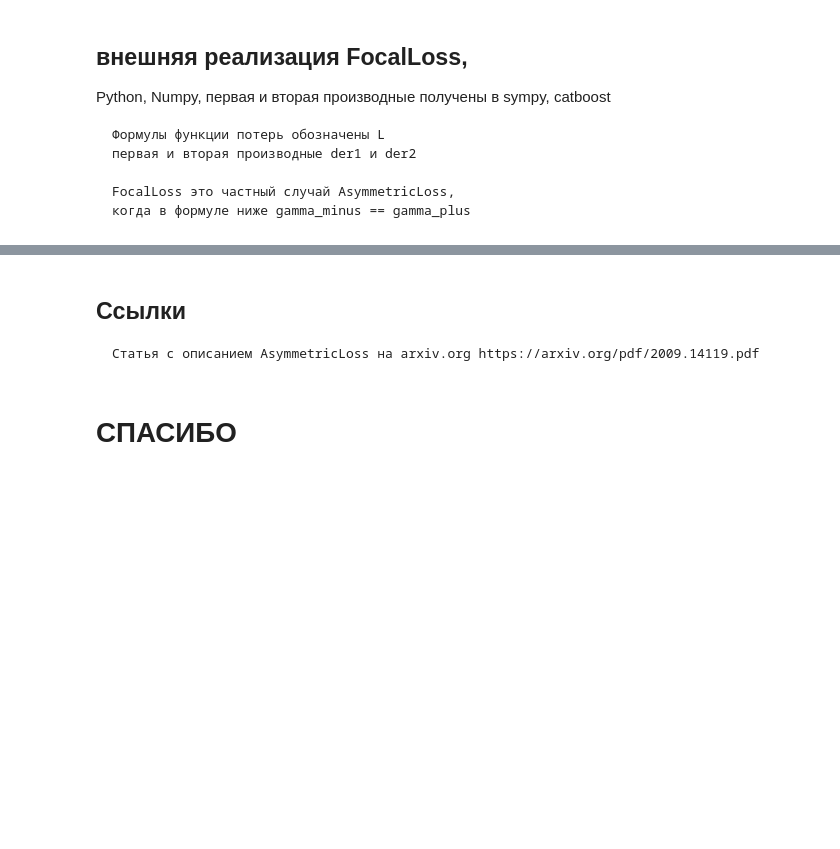
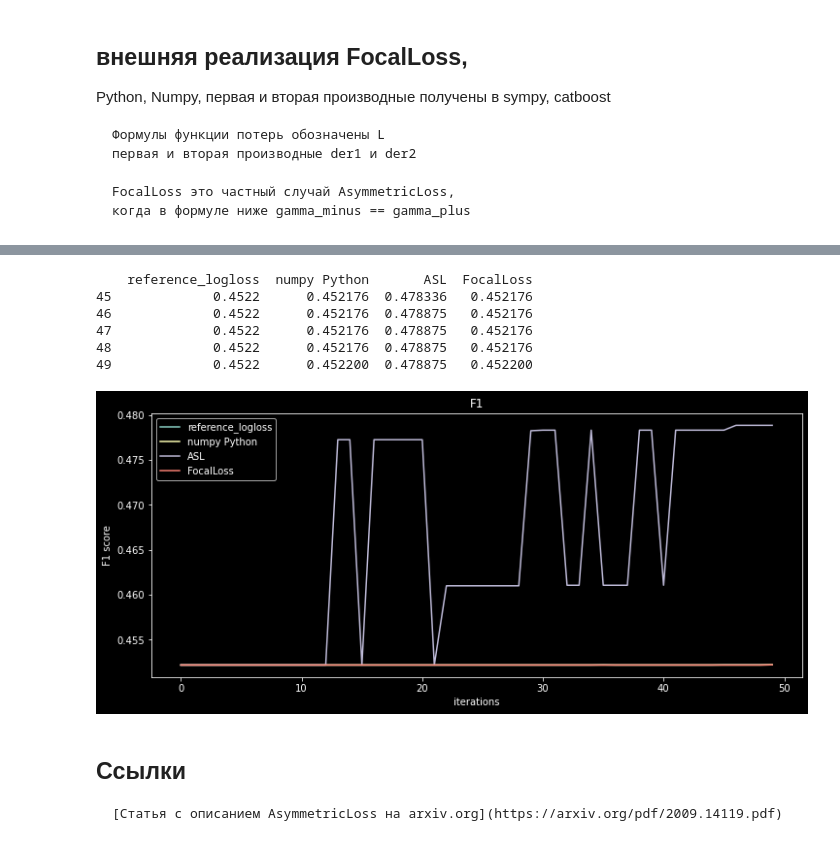
Before and after one commit to SergeyBridge/otus_sber_final, a Jupyter notebook: model.ipynb, the cells around one changed output, grey strips where cells are left out. Cells and saved outputs as stored; diff of their text form; code cells hidden in the pictures; blank space fills up the shorter version.

```diff
--- a/model.ipynb
+++ b/model.ipynb
@@ -339,6 +367,13 @@ Wall time: 21min
+# %%
+plot_result_metric('F1')
+# %% [output]
+    reference_logloss  numpy Python       ASL  FocalLoss
+45             0.4522      0.452176  0.478336   0.452176
+46             0.4522      0.452176  0.478875   0.452176
+47             0.4522      0.452176  0.478875   0.452176
+48             0.4522      0.452176  0.478875   0.452176
+49             0.4522      0.452200  0.478875   0.452200
+[figure, added]
 # %% [markdown]
-
 ## Ссылки
-    Статья с описанием AsymmetricLoss на arxiv.org https://arxiv.org/pdf/2009.14119.pdf
+    [Статья с описанием AsymmetricLoss на arxiv.org](https://arxiv.org/pdf/2009.14119.pdf)
-# %% [markdown]
-#                               СПАСИБО
```
Also changed, not shown: parts of 16 cells of this notebook, 2 other files.
